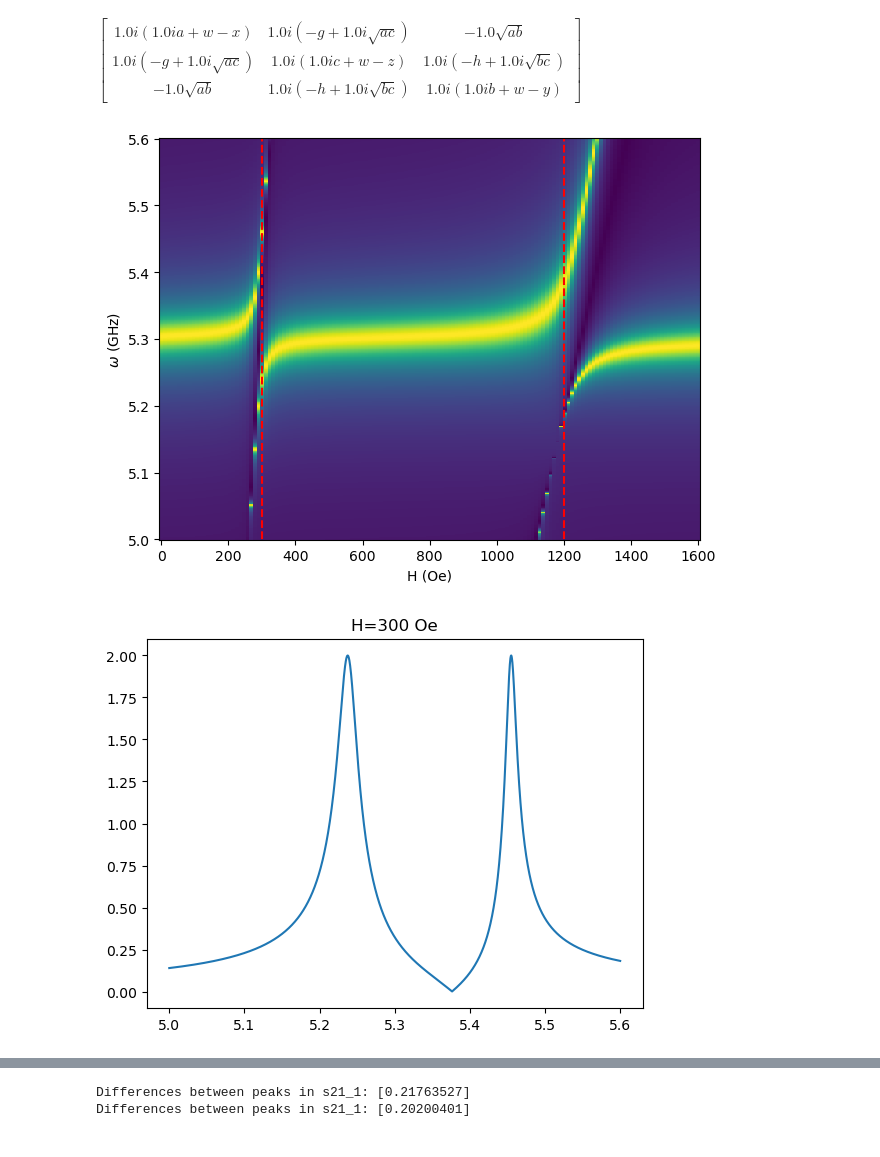
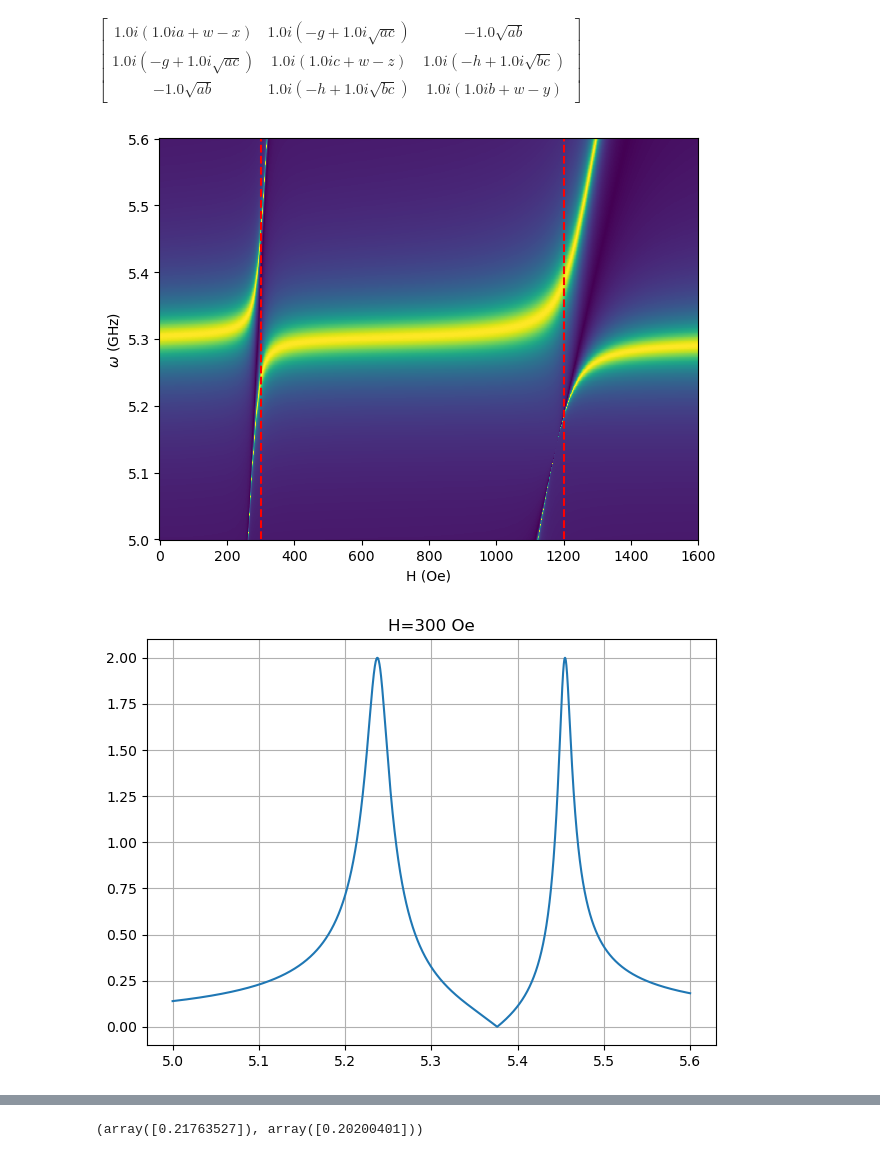
Before and after one commit to FazinHan/cavityCoupling, a Jupyter notebook: matrix method/misc.ipynb, the cells around one changed output, grey strips where cells are left out. Saved outputs shown, nothing was run; the diff lists cells and outputs as text; code cells hidden in the pictures.

Commit message:
feat: add matrix job script and symbolic s21 computation with MPI support

```diff
--- a/matrix method/misc.ipynb
+++ b/matrix method/misc.ipynb
@@ -4,7 +4,7 @@ import matplotlib.pyplot as plt
 from sympy.abc import a,b,c,w,x,y,z,g,h
 import sympy as sp
 # %%
-def s21(w, H, **kwargs):
+def s21_symbolic(w, H, **kwargs):
     gamma_1 = kwargs.get('gamma_1', a)
     gamma_2 = kwargs.get('gamma_2', b)
     gamma_r = kwargs.get('gamma_r', c)
@@ -25,7 +25,7 @@ def s21(w, H, **kwargs):
     B = sp.Matrix([[sp.sqrt(gamma_1), sp.sqrt(gamma_r), sp.sqrt(gamma_2)]]).T * sp.sqrt(2)
     return M
 
-s21(w, 1)#, gamma_1=a, gamma_2=b, gamma_r=c,))
+print(s21_symbolic(w, 1))#, gamma_1=a, gamma_2=b, gamma_r=c,))
 # %% [output]
 $\displaystyle \left[\begin{matrix}1.0 i \left(1.0 i a + w - x\right) & 1.0 i \left(- g + 1.0 i \sqrt{a c}\right) & - 1.0 \sqrt{a b}\\1.0 i \left(- g + 1.0 i \sqrt{a c}\right) & 1.0 i \left(1.0 i c + w - z\right) & 1.0 i \left(- h + 1.0 i \sqrt{b c}\right)\\- 1.0 \sqrt{a b} & 1.0 i \left(- h + 1.0 i \sqrt{b c}\right) & 1.0 i \left(1.0 i b + w - y\right)\end{matrix}\right]$
 # %%
@@ -58,36 +58,40 @@ def s21(w, H, **kwargs):
     M = np.array([[w-tomega_1,-g1+1j*np.sqrt(gamma_1*gamma_r),1j*np.sqrt(gamma_1*gamma_2)],[-g1+1j*np.sqrt(gamma_1*gamma_r),w-tomega_r,-g2+1j*np.sqrt(gamma_2*gamma_r)],[1j*np.sqrt(gamma_1*gamma_2),-g2+1j*np.sqrt(gamma_2*gamma_r),w-tomega_2]]) * 1j
     B = np.array([[np.sqrt(gamma_1), np.sqrt(gamma_r), np.sqrt(gamma_2)]]).T * np.sqrt(2)
 
     return B.T @ np.linalg.inv(M) @ B
     # return M
 
 # print(s21(5.4, 1))#, gamma_1=a, gamma_2=b, gamma_r=c,)
 
 def plot_s21(H, **kwargs):
     w = np.linspace(5,5.6,3000)
     # H = H
     s21s = [s21(ww, H, **kwargs)[0,0] for ww in w]
     plt.plot(w, np.abs(s21s))
     plt.title(f'H={H} Oe')
+    plt.grid()
+    plt.tight_layout()
     plt.show()
 
 def plot_2d_s21(**kwargs):
     w = np.linspace(5,5.6,500)
-    H = np.linspace(0, 1.6, 150)*1e3
+    H = np.linspace(0, 1.6, 1500)*1e3
     s21s = np.array([[s21(ww, hh, **kwargs)[0,0] for hh in H] for ww in w])
     plt.pcolormesh(H, w, np.abs(s21s))#, extent=[w[0], w[-1], H[0], H[-1]], aspect='auto')
     plt.vlines(300, w[0], w[-1], color='r', linestyle='--')
     plt.vlines(1200, w[0], w[-1], color='r', linestyle='--')
     plt.xlabel('H (Oe)')
     plt.ylabel('$\\omega$ (GHz)')
     plt.tight_layout()
     plt.show()
+    # plt.savefig("s21_selections.png")
+    plt.close()
 
 HH1, HH2 = 300, 1200
 
-plot_2d_s21(g1=.1,g2=.1)
-plot_s21(HH1, g1=.1,g2=.1)
-plot_s21(HH2, g1=.1,g2=.1)
+plot_2d_s21()
+plot_s21(HH1)
+plot_s21(HH2)
 # %% [output]
-[figure, old version]
+[figure, new version]
-[figure, old version]
+[figure, new version]
@@ -106,11 +110,18 @@ def s21_couplings(**kwargs):
     peak_indices_2 = np.where((s21_2[1:-1] > s21_2[:-2]) & (s21_2[1:-1] > s21_2[2:]))[0] + 1
     peak_x_values_2 = w[peak_indices_2]
     peak_diff_2 = np.diff(peak_x_values_2)
+
+    if len(peak_diff_1) == 0:
+        print(peak_x_values_1)
+        peak_diff_1 = [0]
+    if len(peak_diff_2) == 0:
+        print(peak_x_values_2)
+        peak_diff_2 = [0]
+
     # print("Differences between peaks in s21_1:", peak_diff_2)
     # return s21s
     return peak_diff_1, peak_diff_2
 
 s21_couplings(g1=.1,g2=.1)
 # %% [output]
-Differences between peaks in s21_1: [0.21763527]
-Differences between peaks in s21_1: [0.20200401]
+(array([0.21763527]), array([0.20200401]))
```
Also changed, not shown: parts of 9 cells of this notebook, 6 other files.
